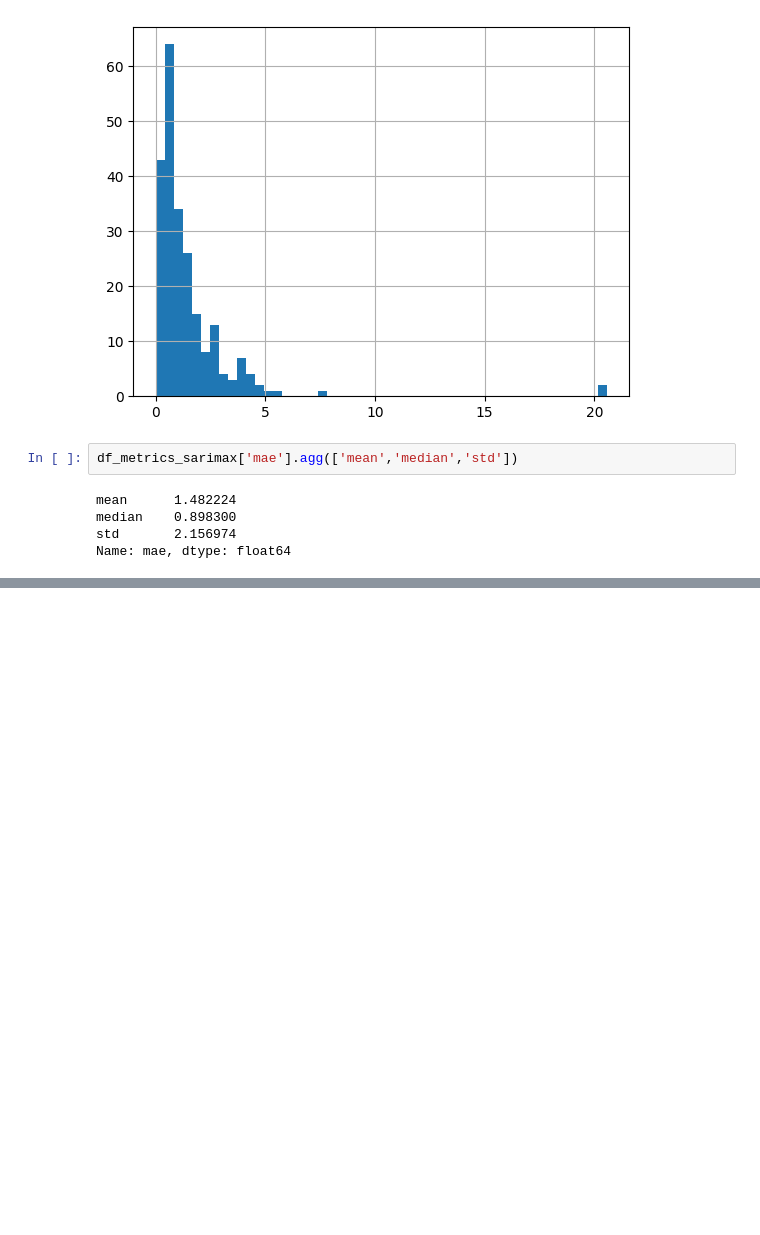
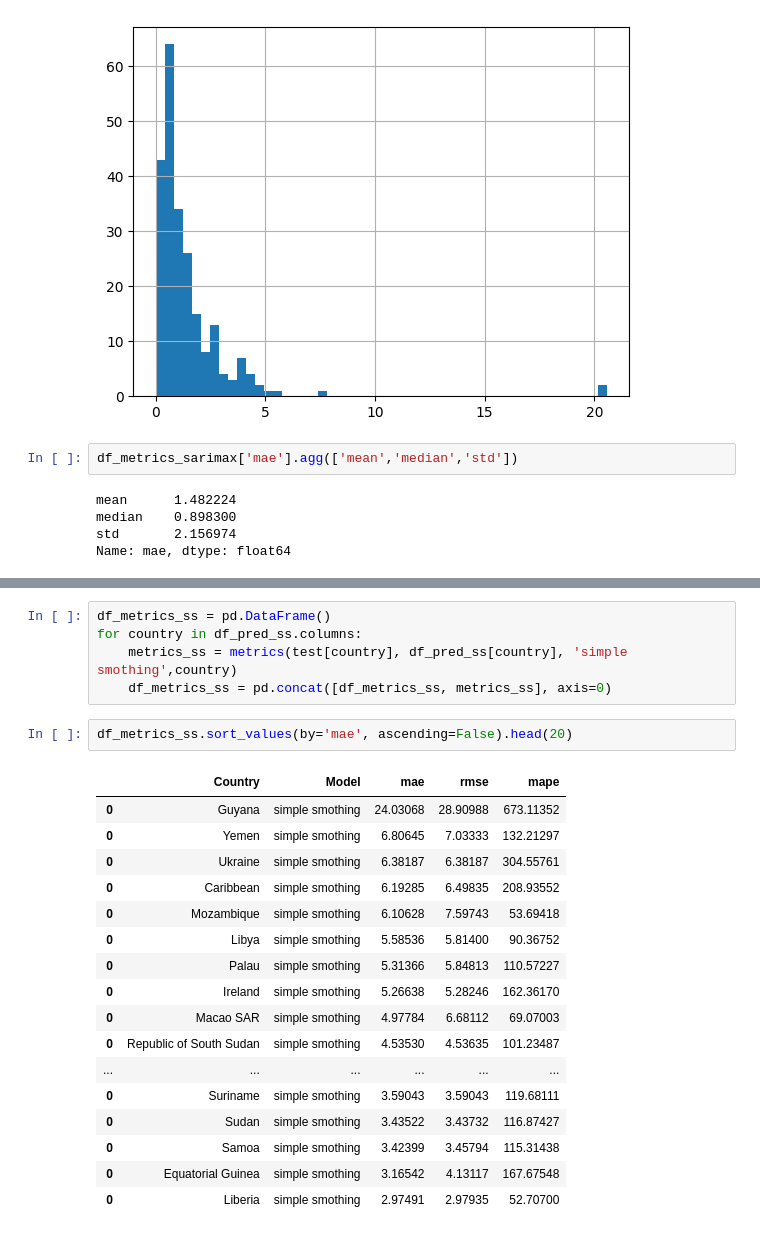
Before and after one commit to lavinomenezes/Desafio_DS_Series_Temporais, a Jupyter notebook: notebooks/desafio_df_v01_time_series_analyses.ipynb, the cells around one changed output, grey strips where cells are left out. Saved outputs shown, nothing was run; the diff lists cells and outputs as text; blank space fills up the shorter version.

```diff
--- a/notebooks/desafio_df_v01_time_series_analyses.ipynb
+++ b/notebooks/desafio_df_v01_time_series_analyses.ipynb
@@ -627,0 +643,25 @@ Name: mae, dtype: float64
+# %%
+df_metrics_ss = pd.DataFrame()
+for country in df_pred_ss.columns:
+    metrics_ss = metrics(test[country], df_pred_ss[country], 'simple smothing',country)
+    df_metrics_ss = pd.concat([df_metrics_ss, metrics_ss], axis=0)
+# %%
+df_metrics_ss.sort_values(by='mae', ascending=False).head(20)
+# %% [output]
+|  | Country | Model | mae | rmse | mape |
+| 0 | Guyana | simple smothing | 24.03068 | 28.90988 | 673.11352 |
+| 0 | Yemen | simple smothing | 6.80645 | 7.03333 | 132.21297 |
+| 0 | Ukraine | simple smothing | 6.38187 | 6.38187 | 304.55761 |
+| 0 | Caribbean | simple smothing | 6.19285 | 6.49835 | 208.93552 |
+| 0 | Mozambique | simple smothing | 6.10628 | 7.59743 | 53.69418 |
+| 0 | Libya | simple smothing | 5.58536 | 5.81400 | 90.36752 |
+| 0 | Palau | simple smothing | 5.31366 | 5.84813 | 110.57227 |
+| 0 | Ireland | simple smothing | 5.26638 | 5.28246 | 162.36170 |
+| 0 | Macao SAR | simple smothing | 4.97784 | 6.68112 | 69.07003 |
+| 0 | Republic of South Sudan | simple smothing | 4.53530 | 4.53635 | 101.23487 |
+| ... | ... | ... | ... | ... | ... |
+| 0 | Suriname | simple smothing | 3.59043 | 3.59043 | 119.68111 |
+| 0 | Sudan | simple smothing | 3.43522 | 3.43732 | 116.87427 |
+| 0 | Samoa | simple smothing | 3.42399 | 3.45794 | 115.31438 |
+| 0 | Equatorial Guinea | simple smothing | 3.16542 | 4.13117 | 167.67548 |
+| 0 | Liberia | simple smothing | 2.97491 | 2.97935 | 52.70700 |
```
Also changed, not shown: parts of 21 cells of this notebook.
